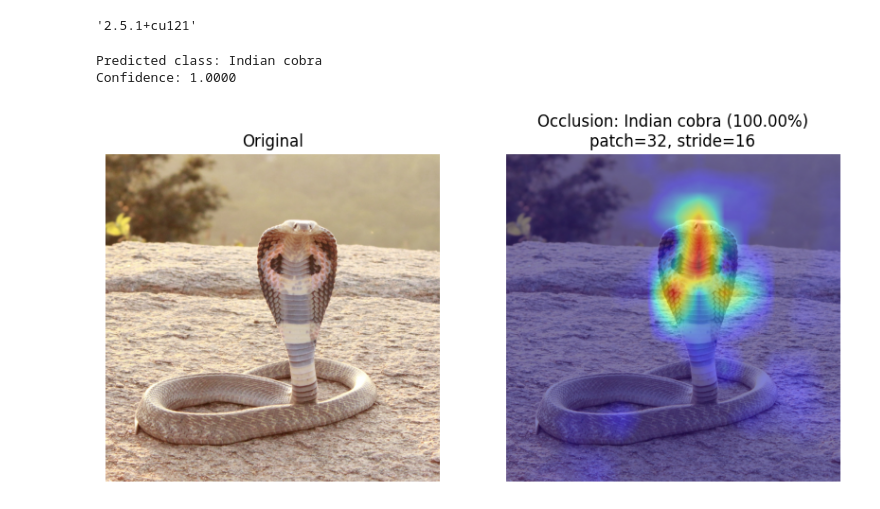
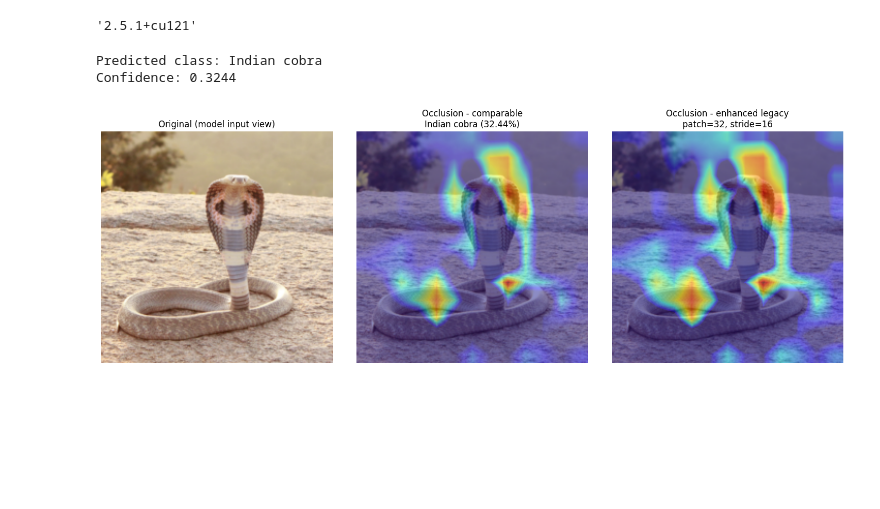
Before and after one commit to TomasVysinsky/DiplomaThesis, a Jupyter notebook: Occlusion/Occlusion_test.ipynb, the cells around one changed output. Drawn from its saved outputs; the diff is of its cells as text; code cells hidden in the pictures; blank space fills up the shorter version.

```diff
--- a/Occlusion/Occlusion_test.ipynb
+++ b/Occlusion/Occlusion_test.ipynb
@@ -1,14 +1,17 @@
 # %%
 import torch
 import torchvision.models as models
-import torchvision.transforms as transforms
 from PIL import Image
 import matplotlib.pyplot as plt
+import numpy as np
+import torch.nn.functional as F
 
 from Occlusion import Occlusion
 
 device = torch.device("cuda" if torch.cuda.is_available() else "cpu")
 
-model = models.resnet50(weights=models.ResNet50_Weights.IMAGENET1K_V1)
-model = model.to(device)
+weights = models.ResNet50_Weights.DEFAULT
+model = models.resnet50(weights=weights).to(device)
 model.eval()
+
+categories = weights.meta["categories"]
@@ -51,28 +36,28 @@ explainer = Occlusion(model, device=device)
 patch_size = 32
 stride = 16
 # %%
-transform = transforms.Compose([
-    transforms.Resize(256),
-    transforms.CenterCrop(224),
-    transforms.ToTensor(),
-    transforms.Normalize(
-        mean=[0.485, 0.456, 0.406],
-        std=[0.229, 0.224, 0.225]
-    )
-])
+preprocess = weights.transforms()
 
 def load_image(path):
     img = Image.open(path).convert("RGB")
-    tensor = transform(img).unsqueeze(0)
+    tensor = preprocess(img).unsqueeze(0)
     return img, tensor
 # %%
 img, input_tensor = load_image("../Pictures/Indian_Cobra.jpg")
 input_tensor = input_tensor.to(device)
 
-# Explain (target_class defaults to argmax on original)
-occ_map, output, drops_grid = explainer.explain(
+# Single source of truth for target + confidence
+with torch.no_grad():
+    logits = model(input_tensor)
+    probs = torch.softmax(logits, dim=1)
+
+target_idx = int(torch.argmax(probs, dim=1).item())
+confidence = float(probs[0, target_idx].item())
+label = categories[target_idx]
+
+occ_map, _, drops_grid = explainer.explain(
     input_tensor,
-    target_class=None,
+    target_class=target_idx,
     patch_size=patch_size,
     stride=stride,
     occlusion_value=0.0,
@@ -80,21 +65,9 @@ occ_map, output, drops_grid = explainer.explain(
     batch_size=32,
 )
 
-# Softmax on original output for label + confidence
-probs = torch.softmax(output, dim=1)
-confidence, pred_class = torch.max(probs, dim=1)
-
-confidence = confidence.item()
-pred_class = pred_class.item()
-
-# ImageNet labels
-weights = models.ResNet50_Weights.DEFAULT
-class_names = weights.meta["categories"]
-label = class_names[pred_class]
-
 print(f"Predicted class: {label}")
 print(f"Confidence: {confidence:.4f}")
 # %% [output]
 Predicted class: Indian cobra
-Confidence: 1.0000
+Confidence: 0.3244
 # %%
@@ -116,17 +103,22 @@ occ_resized = np.power(occ_resized, 0.7)
 # %%
-plt.figure(figsize=(10,5))
+plt.figure(figsize=(15,5))
 
-plt.subplot(1,2,1)
-plt.imshow(img_np)
-plt.title("Original")
+plt.subplot(1,3,1)
+plt.imshow(img_disp)
+plt.title("Original (model input view)")
 plt.axis("off")
 
-plt.subplot(1,2,2)
-plt.imshow(img_np)
-plt.imshow(occ_resized, cmap='jet', alpha=0.5)
-plt.title(f"Occlusion: {label} ({confidence:.2%})\npatch={patch_size}, stride={stride}")
+plt.subplot(1,3,2)
+plt.imshow(occ_overlay_raw)
+plt.title(f"Occlusion - comparable\n{label} ({confidence:.2%})")
 plt.axis("off")
 
+plt.subplot(1,3,3)
+plt.imshow(occ_overlay_legacy)
+plt.title(f"Occlusion - enhanced legacy\npatch={patch_size}, stride={stride}")
+plt.axis("off")
+
+plt.tight_layout()
 plt.show()
 # %% [output]
-[figure, old version]
+[figure, new version]
```
Also changed, not shown: parts of 2 cells of this notebook, 4 other files.
